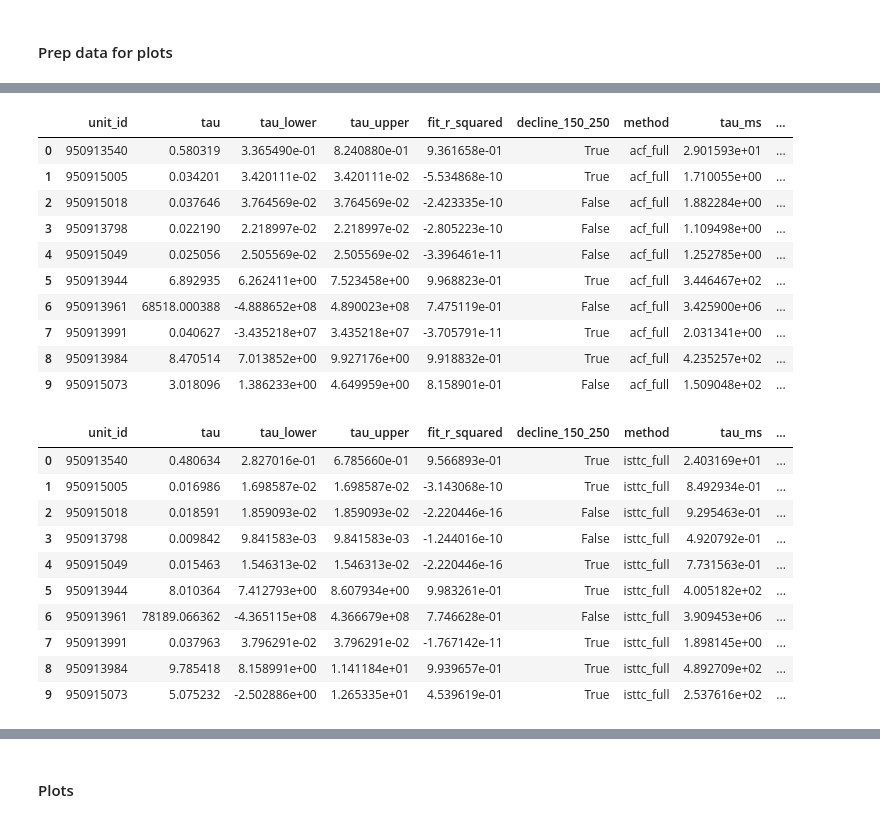
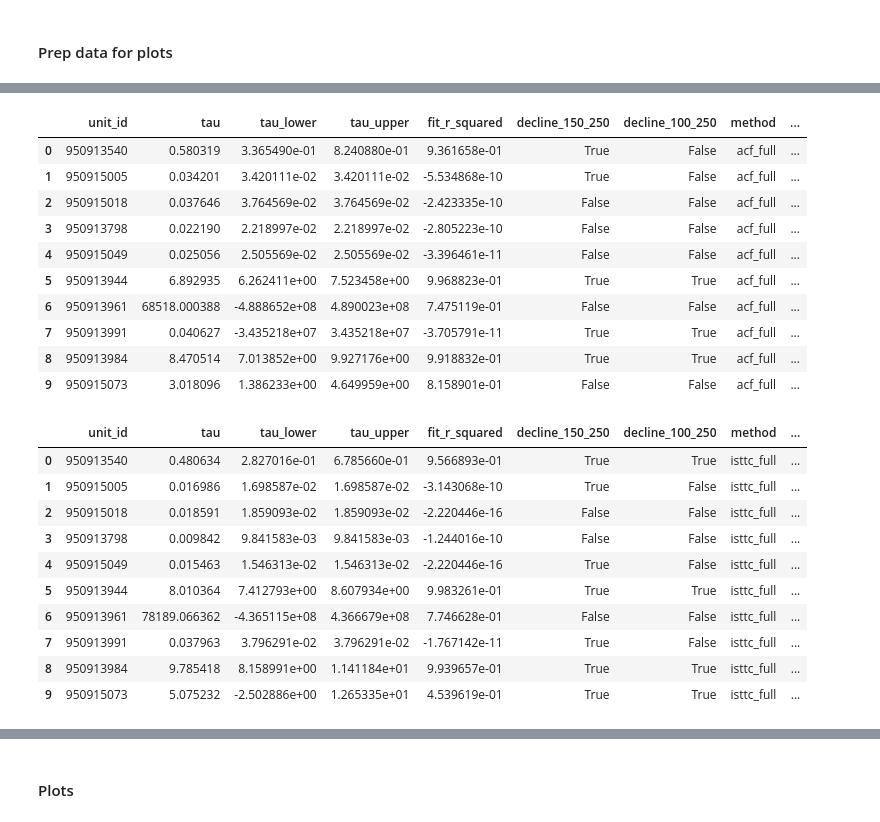
Before and after one commit to iinnpp/isttc, a Jupyter notebook: notebooks/mice/calculate_and_plot_tau_per_unit.ipynb, the cells around one changed output, grey strips where cells are left out. Saved outputs shown, nothing was run; the diff lists cells and outputs as text; code cells hidden in the pictures.

```diff
--- a/notebooks/mice/calculate_and_plot_tau_per_unit.ipynb
+++ b/notebooks/mice/calculate_and_plot_tau_per_unit.ipynb
@@ -152,32 +129,33 @@ pearsonr_trial_avg_dict['950913540']['taus']
 # %%
 data = []
 for unit_id, unit_data in acf_full_dict.items():
     taus = unit_data['taus']
     data.append({
         'unit_id': unit_id,
         'tau': taus['tau'],
         'tau_lower': taus['tau_lower'],
         'tau_upper': taus['tau_upper'],
         'fit_r_squared': taus['fit_r_squared'],
-        'decline_150_250': calculate_acf_decline_flag(unit_data['acf'])
+        'decline_150_250': calculate_acf_decline_flag(unit_data['acf']),
+        'decline_100_250': calculate_acf_decline_flag(unit_data['acf'], start_idx=2, end_idx=5)
     })
 acf_full_plot_df = pd.DataFrame(data)
 acf_full_plot_df['method'] = 'acf_full'
 acf_full_plot_df['tau_ms'] = acf_full_plot_df['tau'] * 50
 acf_full_plot_df = acf_full_plot_df.merge(units_info_df_subset, on='unit_id', how='left')
 acf_full_plot_df.head(10)
 # %% [output]
-|  | unit_id | tau | tau_lower | tau_upper | fit_r_squared | decline_150_250 | method | tau_ms | ... |
-| 0 | 950913540 | 0.580319 | 3.365490e-01 | 8.240880e-01 | 9.361658e-01 | True | acf_full | 2.901593e+01 | ... |
-| 1 | 950915005 | 0.034201 | 3.420111e-02 | 3.420111e-02 | -5.534868e-10 | True | acf_full | 1.710055e+00 | ... |
-| 2 | 950915018 | 0.037646 | 3.764569e-02 | 3.764569e-02 | -2.423335e-10 | False | acf_full | 1.882284e+00 | ... |
-| 3 | 950913798 | 0.022190 | 2.218997e-02 | 2.218997e-02 | -2.805223e-10 | False | acf_full | 1.109498e+00 | ... |
-| 4 | 950915049 | 0.025056 | 2.505569e-02 | 2.505569e-02 | -3.396461e-11 | False | acf_full | 1.252785e+00 | ... |
-| 5 | 950913944 | 6.892935 | 6.262411e+00 | 7.523458e+00 | 9.968823e-01 | True | acf_full | 3.446467e+02 | ... |
-| 6 | 950913961 | 68518.000388 | -4.888652e+08 | 4.890023e+08 | 7.475119e-01 | False | acf_full | 3.425900e+06 | ... |
-| 7 | 950913991 | 0.040627 | -3.435218e+07 | 3.435218e+07 | -3.705791e-11 | True | acf_full | 2.031341e+00 | ... |
-| 8 | 950913984 | 8.470514 | 7.013852e+00 | 9.927176e+00 | 9.918832e-01 | True | acf_full | 4.235257e+02 | ... |
-| 9 | 950915073 | 3.018096 | 1.386233e+00 | 4.649959e+00 | 8.158901e-01 | False | acf_full | 1.509048e+02 | ... |
+|  | unit_id | tau | tau_lower | tau_upper | fit_r_squared | decline_150_250 | decline_100_250 | method | ... |
+| 0 | 950913540 | 0.580319 | 3.365490e-01 | 8.240880e-01 | 9.361658e-01 | True | False | acf_full | ... |
+| 1 | 950915005 | 0.034201 | 3.420111e-02 | 3.420111e-02 | -5.534868e-10 | True | False | acf_full | ... |
+| 2 | 950915018 | 0.037646 | 3.764569e-02 | 3.764569e-02 | -2.423335e-10 | False | False | acf_full | ... |
+| 3 | 950913798 | 0.022190 | 2.218997e-02 | 2.218997e-02 | -2.805223e-10 | False | False | acf_full | ... |
+| 4 | 950915049 | 0.025056 | 2.505569e-02 | 2.505569e-02 | -3.396461e-11 | False | False | acf_full | ... |
+| 5 | 950913944 | 6.892935 | 6.262411e+00 | 7.523458e+00 | 9.968823e-01 | True | True | acf_full | ... |
+| 6 | 950913961 | 68518.000388 | -4.888652e+08 | 4.890023e+08 | 7.475119e-01 | False | False | acf_full | ... |
+| 7 | 950913991 | 0.040627 | -3.435218e+07 | 3.435218e+07 | -3.705791e-11 | True | True | acf_full | ... |
+| 8 | 950913984 | 8.470514 | 7.013852e+00 | 9.927176e+00 | 9.918832e-01 | True | True | acf_full | ... |
+| 9 | 950915073 | 3.018096 | 1.386233e+00 | 4.649959e+00 | 8.158901e-01 | False | False | acf_full | ... |
 # %%
 data = []
 for unit_id, unit_data in isttc_full_dict.items():
@@ -188,7 +166,8 @@ for unit_id, unit_data in isttc_full_dict.items():
         'tau_lower': taus['tau_lower'],
         'tau_upper': taus['tau_upper'],
         'fit_r_squared': taus['fit_r_squared'],
-        'decline_150_250': calculate_acf_decline_flag(unit_data['acf'])
+        'decline_150_250': calculate_acf_decline_flag(unit_data['acf']),
+        'decline_100_250': calculate_acf_decline_flag(unit_data['acf'], start_idx=2, end_idx=5)
     })
 acf_isttc_full_plot_df = pd.DataFrame(data)
 acf_isttc_full_plot_df['method'] = 'isttc_full'
@@ -196,14 +175,14 @@ acf_isttc_full_plot_df['tau_ms'] = acf_isttc_full_plot_df['tau'] * 50
 acf_isttc_full_plot_df = acf_isttc_full_plot_df.merge(units_info_df_subset, on='unit_id', how='left')
 acf_isttc_full_plot_df.head(10)
 # %% [output]
-|  | unit_id | tau | tau_lower | tau_upper | fit_r_squared | decline_150_250 | method | tau_ms | ... |
-| 0 | 950913540 | 0.480634 | 2.827016e-01 | 6.785660e-01 | 9.566893e-01 | True | isttc_full | 2.403169e+01 | ... |
-| 1 | 950915005 | 0.016986 | 1.698587e-02 | 1.698587e-02 | -3.143068e-10 | True | isttc_full | 8.492934e-01 | ... |
-| 2 | 950915018 | 0.018591 | 1.859093e-02 | 1.859093e-02 | -2.220446e-16 | False | isttc_full | 9.295463e-01 | ... |
-| 3 | 950913798 | 0.009842 | 9.841583e-03 | 9.841583e-03 | -1.244016e-10 | False | isttc_full | 4.920792e-01 | ... |
-| 4 | 950915049 | 0.015463 | 1.546313e-02 | 1.546313e-02 | -2.220446e-16 | True | isttc_full | 7.731563e-01 | ... |
-| 5 | 950913944 | 8.010364 | 7.412793e+00 | 8.607934e+00 | 9.983261e-01 | True | isttc_full | 4.005182e+02 | ... |
-| 6 | 950913961 | 78189.066362 | -4.365115e+08 | 4.366679e+08 | 7.746628e-01 | False | isttc_full | 3.909453e+06 | ... |
-| 7 | 950913991 | 0.037963 | 3.796291e-02 | 3.796291e-02 | -1.767142e-11 | True | isttc_full | 1.898145e+00 | ... |
-| 8 | 950913984 | 9.785418 | 8.158991e+00 | 1.141184e+01 | 9.939657e-01 | True | isttc_full | 4.892709e+02 | ... |
-| 9 | 950915073 | 5.075232 | -2.502886e+00 | 1.265335e+01 | 4.539619e-01 | True | isttc_full | 2.537616e+02 | ... |
+|  | unit_id | tau | tau_lower | tau_upper | fit_r_squared | decline_150_250 | decline_100_250 | method | ... |
+| 0 | 950913540 | 0.480634 | 2.827016e-01 | 6.785660e-01 | 9.566893e-01 | True | True | isttc_full | ... |
+| 1 | 950915005 | 0.016986 | 1.698587e-02 | 1.698587e-02 | -3.143068e-10 | True | False | isttc_full | ... |
+| 2 | 950915018 | 0.018591 | 1.859093e-02 | 1.859093e-02 | -2.220446e-16 | False | False | isttc_full | ... |
+| 3 | 950913798 | 0.009842 | 9.841583e-03 | 9.841583e-03 | -1.244016e-10 | False | False | isttc_full | ... |
+| 4 | 950915049 | 0.015463 | 1.546313e-02 | 1.546313e-02 | -2.220446e-16 | True | False | isttc_full | ... |
+| 5 | 950913944 | 8.010364 | 7.412793e+00 | 8.607934e+00 | 9.983261e-01 | True | True | isttc_full | ... |
+| 6 | 950913961 | 78189.066362 | -4.365115e+08 | 4.366679e+08 | 7.746628e-01 | False | False | isttc_full | ... |
+| 7 | 950913991 | 0.037963 | 3.796291e-02 | 3.796291e-02 | -1.767142e-11 | True | False | isttc_full | ... |
+| 8 | 950913984 | 9.785418 | 8.158991e+00 | 1.141184e+01 | 9.939657e-01 | True | True | isttc_full | ... |
+| 9 | 950915073 | 5.075232 | -2.502886e+00 | 1.265335e+01 | 4.539619e-01 | True | True | isttc_full | ... |
```
Also changed, not shown: parts of 24 cells of this notebook, 2 other files.
